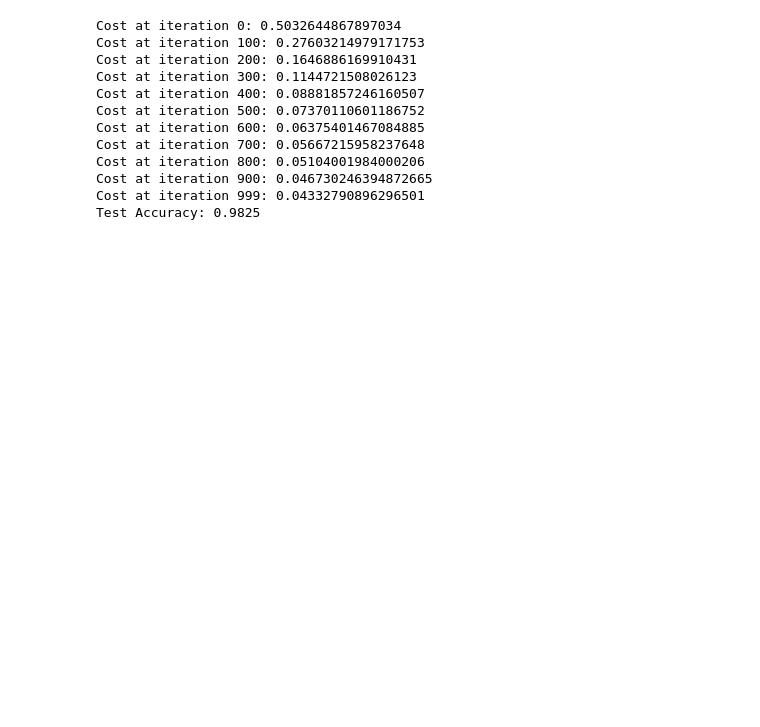
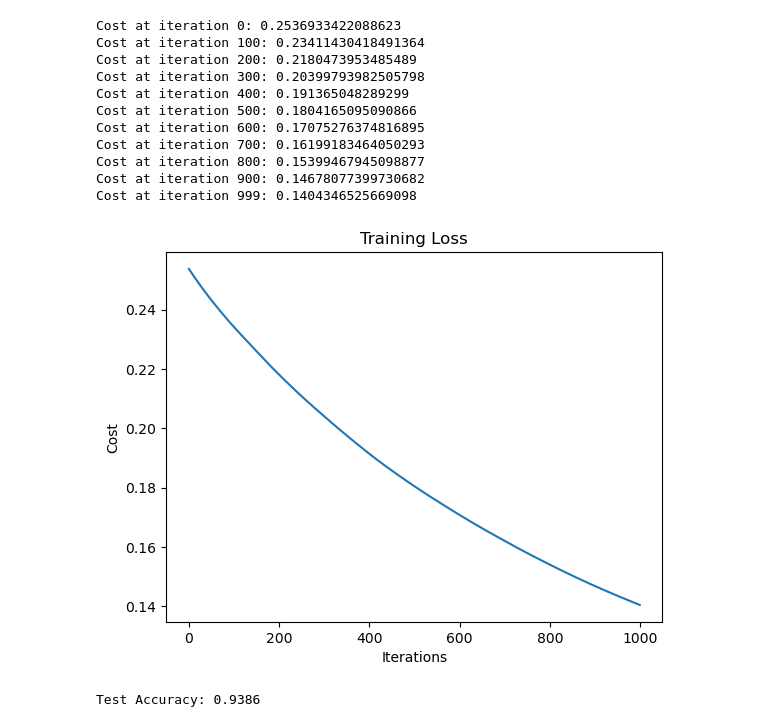
Before and after one commit to ankush-003/torch-101, a Jupyter notebook: nn_from_scratch/main.ipynb, the cells around one changed output. Drawn from its saved outputs; the diff is of its cells as text; code cells hidden in the pictures; blank space fills up the shorter version.

```diff
--- a/nn_from_scratch/main.ipynb
+++ b/nn_from_scratch/main.ipynb
@@ -88,34 +88,42 @@ weighted avg       0.96      0.96      0.96       114
 # %%
 # training the model on gpu
 device = torch.device("mps" if torch.backends.mps.is_available() else "cpu")
 
 X_train_tensor = X_train_tensor.to(device)
 y_train_tensor = y_train_tensor.to(device)
 X_test_tensor = X_test_tensor.to(device)
 y_test_tensor = y_test_tensor.to(device)
 
 model = NeuralNetwork(layer_dims).to(device)
 
-costs = model.train(X_train_tensor, y_train_tensor, num_iterations=1000, learning_rate=0.01)
+costs = model.train(X_train_tensor, y_train_tensor, num_iterations=1000, learning_rate=0.001)
+
+# Plot the training loss
+plt.plot(costs)
+plt.xlabel('Iterations')
+plt.ylabel('Cost')
+plt.title('Training Loss')
+plt.show()
 
 # Evaluate the model on the test set
 y_pred = model.predict(X_test_tensor)
 y_pred_binary = (y_pred > 0.5).float()
 
 accuracy = (y_pred_binary == y_test_tensor).float().mean()
 
 
 print(f"Test Accuracy: {accuracy.item():.4f}")
 # %% [output]
-Cost at iteration 0: 0.5032644867897034
-Cost at iteration 100: 0.27603214979171753
-Cost at iteration 200: 0.1646886169910431
-Cost at iteration 300: 0.1144721508026123
-Cost at iteration 400: 0.08881857246160507
-Cost at iteration 500: 0.07370110601186752
-Cost at iteration 600: 0.06375401467084885
-Cost at iteration 700: 0.05667215958237648
-Cost at iteration 800: 0.05104001984000206
-Cost at iteration 900: 0.046730246394872665
-Cost at iteration 999: 0.04332790896296501
-Test Accuracy: 0.9825
+Cost at iteration 0: 0.2536933422088623
+Cost at iteration 100: 0.23411430418491364
+Cost at iteration 200: 0.2180473953485489
+Cost at iteration 300: 0.20399793982505798
+Cost at iteration 400: 0.191365048289299
+Cost at iteration 500: 0.1804165095090866
+Cost at iteration 600: 0.17075276374816895
+Cost at iteration 700: 0.16199183464050293
+Cost at iteration 800: 0.15399467945098877
+Cost at iteration 900: 0.14678077399730682
+Cost at iteration 999: 0.1404346525669098
+[figure, added]
+Test Accuracy: 0.9386
```
Also changed, not shown: parts of 3 cells of this notebook, 4 other files.
